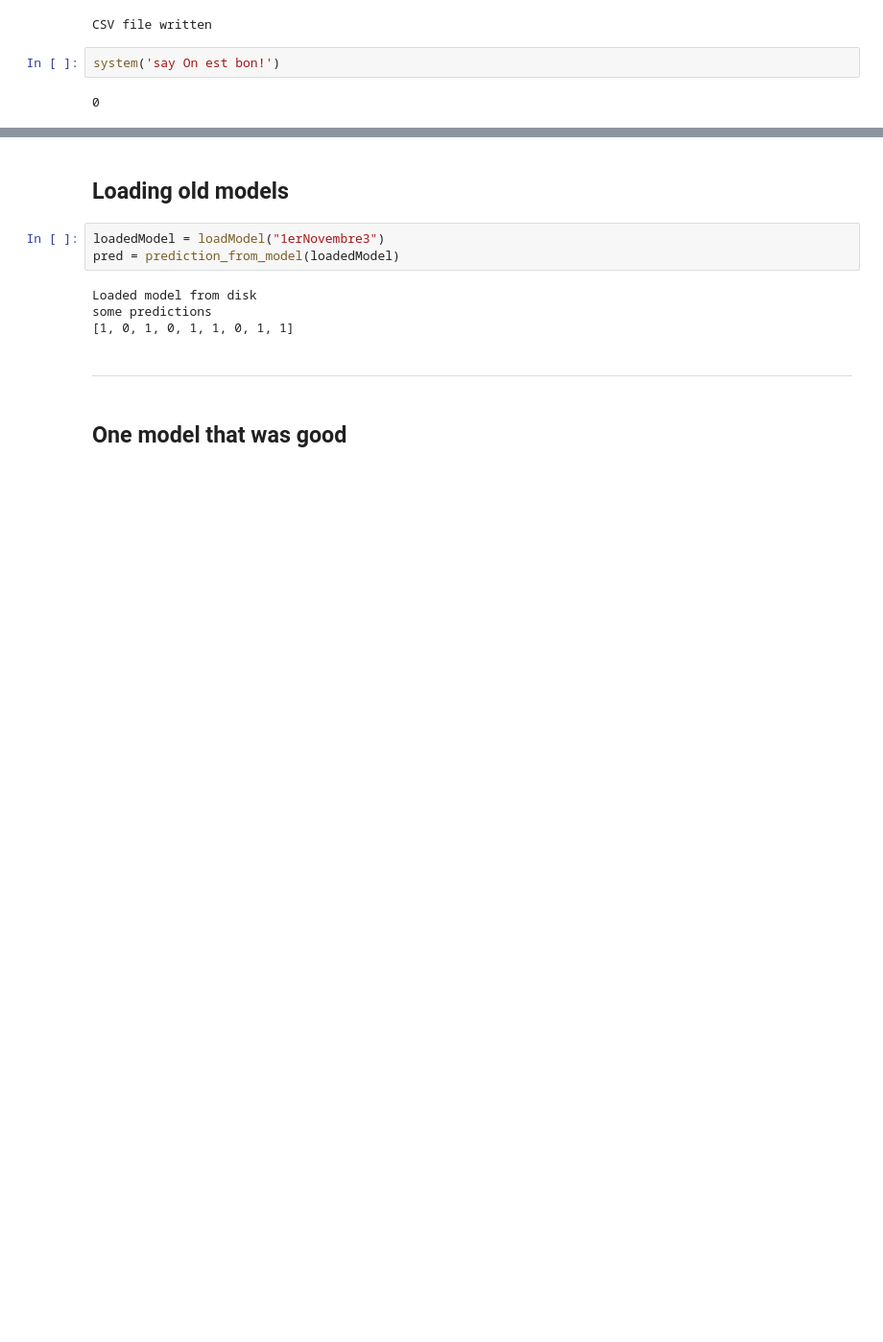
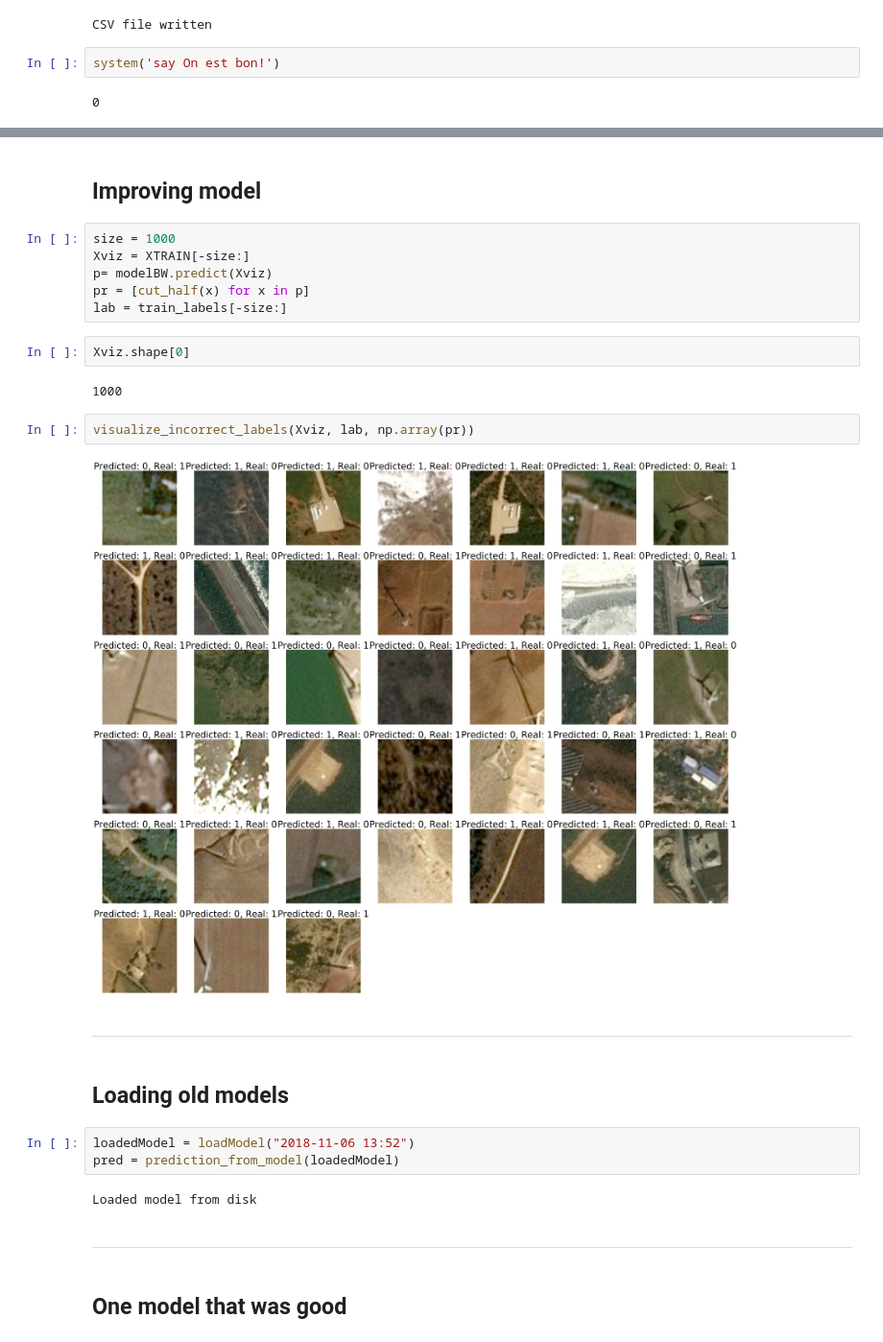
Before and after one commit to ppmdatix/ChallengeIA, a Jupyter notebook: ChallengeIA.ipynb, the cells around one changed output, grey strips where cells are left out. Shown at 96% size. Saved outputs shown, nothing was run; the diff lists cells and outputs as text; blank space fills up the shorter version.

```diff
--- a/ChallengeIA.ipynb
+++ b/ChallengeIA.ipynb
@@ -430,14 +341,30 @@ saveModel(modelCNN, today)
 # %% [output]
 Saved model
+# %% [markdown]
+## Improving model
+# %%
+size = 1000
+Xviz = XTRAIN[-size:]
+p= modelBW.predict(Xviz)
+pr = [cut_half(x) for x in p]
+lab = train_labels[-size:]
+# %%
+Xviz.shape[0]
+# %% [output]
+1000
+# %%
+visualize_incorrect_labels(Xviz, lab, np.array(pr))
+# %% [output]
+[figure, added]
+# %% [markdown]
+---------
 # %% [markdown]
 ## Loading old models
 # %%
-loadedModel = loadModel("1erNovembre3")
+loadedModel = loadModel("2018-11-06 13:52")
 pred = prediction_from_model(loadedModel)
 # %% [output]
 Loaded model from disk
-some predictions
-[1, 0, 1, 0, 1, 1, 0, 1, 1]
 # %% [markdown]
 -------
 # %% [markdown]
```
Also changed, not shown: parts of 19 cells of this notebook, 8 other files.
